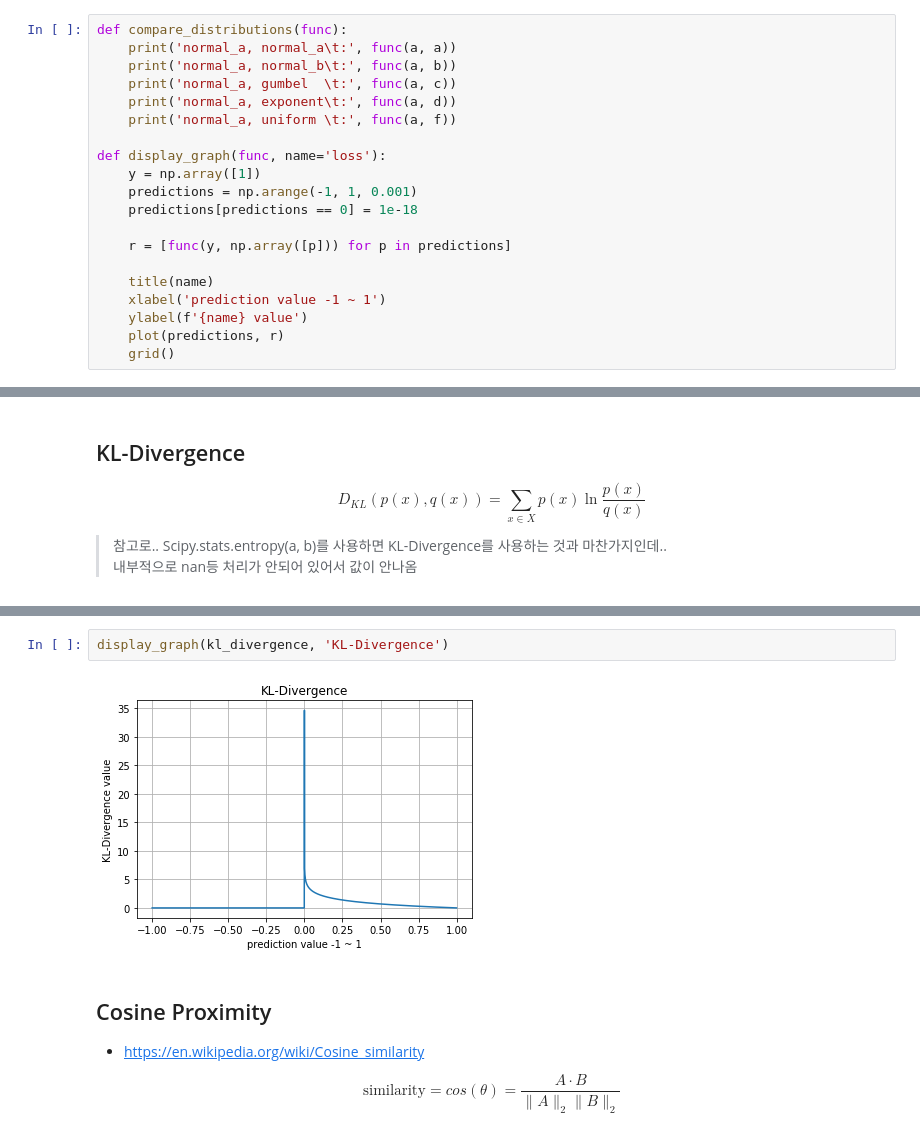
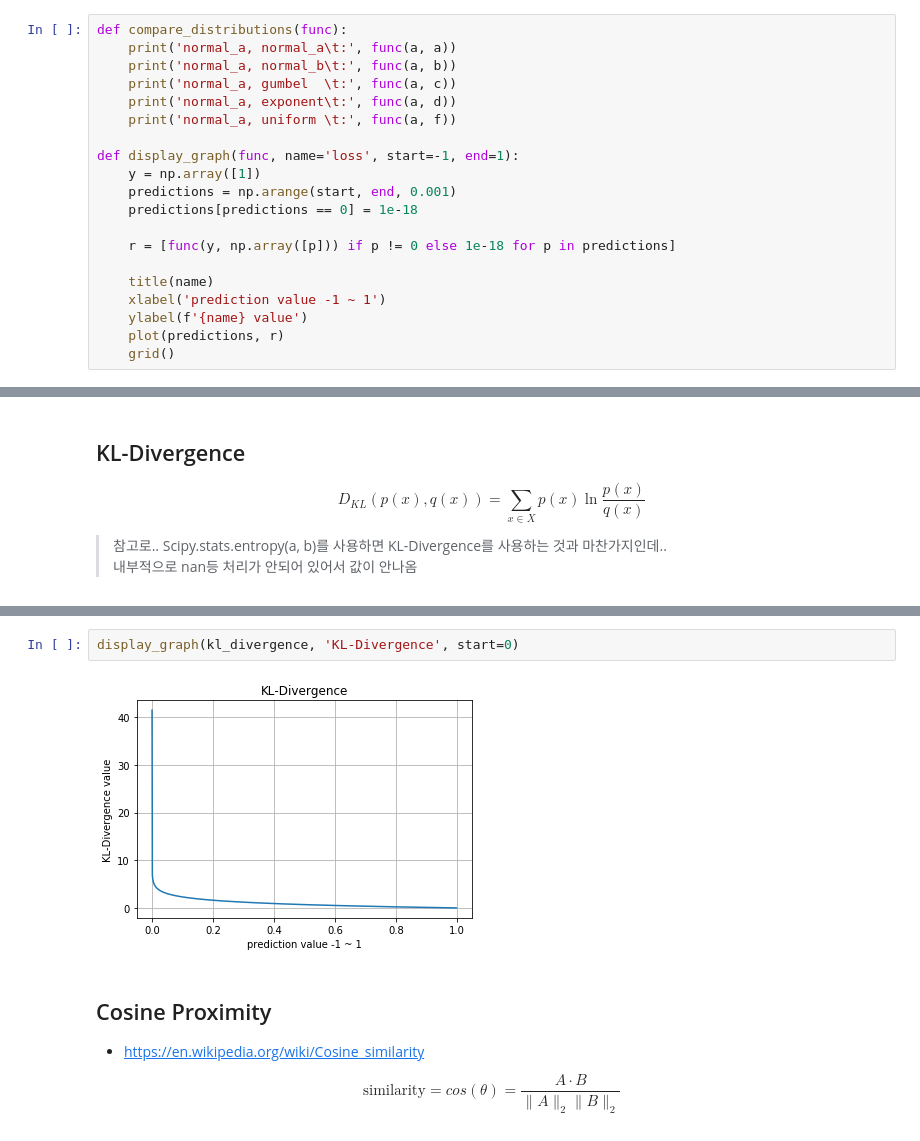
Before and after one commit to AndersonJo/machine-learning, a Jupyter notebook: Artificial Intelligence Tutorial/041 Objective Functions/01 Objective Functions with Numpy.ipynb, the cells around one changed output, grey strips where cells are left out. Drawn from its saved outputs; the diff is of its cells as text.

Commit message:
Modify graph for objective  functions

```diff
--- a/Artificial Intelligence Tutorial/041 Objective Functions/01 Objective Functions with Numpy.ipynb
+++ b/Artificial Intelligence Tutorial/041 Objective Functions/01 Objective Functions with Numpy.ipynb
@@ -46,12 +46,12 @@ def compare_distributions(func):
     print('normal_a, exponent\t:', func(a, d))
     print('normal_a, uniform \t:', func(a, f))
 
-def display_graph(func, name='loss'):
+def display_graph(func, name='loss', start=-1, end=1):
     y = np.array([1])
-    predictions = np.arange(-1, 1, 0.001)
+    predictions = np.arange(start, end, 0.001)
     predictions[predictions == 0] = 1e-18
 
-    r = [func(y, np.array([p])) for p in predictions]
+    r = [func(y, np.array([p])) if p != 0 else 1e-18 for p in predictions]
 
     title(name)
     xlabel('prediction value -1 ~ 1')
@@ -248,7 +248,7 @@ normal_a, uniform       : 6541.03660195
 # %%
-display_graph(kl_divergence, 'KL-Divergence')
+display_graph(kl_divergence, 'KL-Divergence', start=0)
 # %% [output]
-[figure, old version]
+[figure, new version]
 # %% [markdown]
 ## Cosine Proximity
 
```
Also changed, not shown: parts of 11 cells of this notebook.
